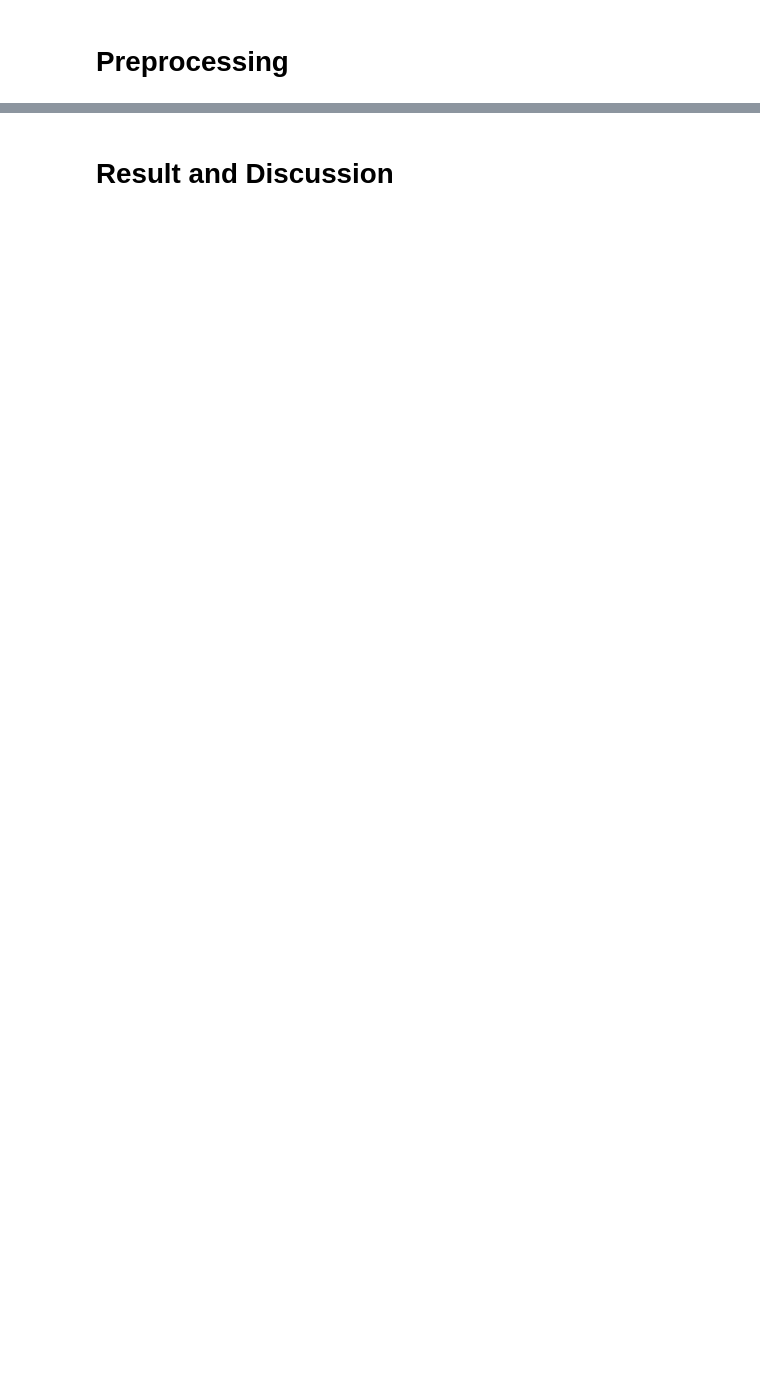
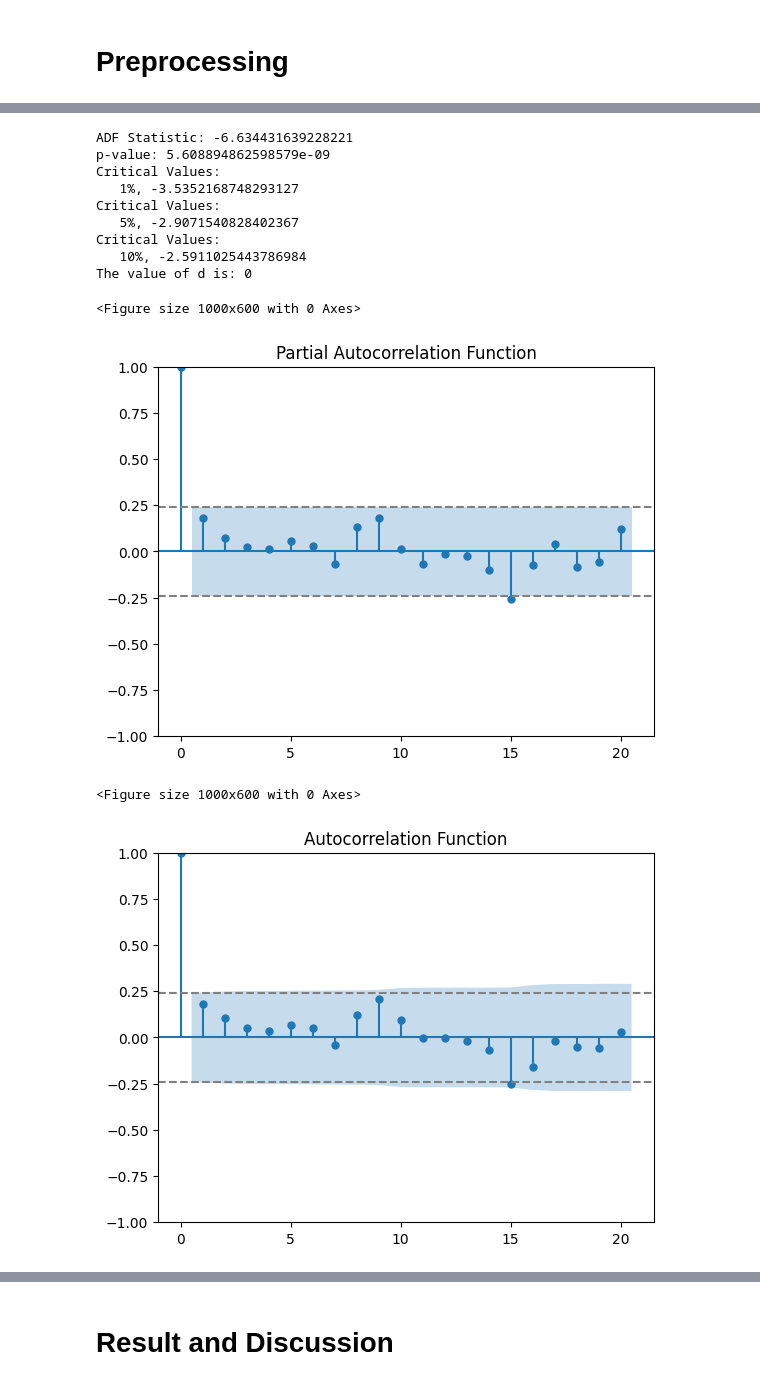
Before and after one commit to slidingsoul/bda_final, a Jupyter notebook: bda_final_notebook.ipynb, the cells around one changed output, grey strips where cells are left out. Drawn from its saved outputs; the diff is of its cells as text; code cells hidden in the pictures; blank space fills up the shorter version.

```diff
--- a/bda_final_notebook.ipynb
+++ b/bda_final_notebook.ipynb
@@ -400,0 +348,55 @@ tanggal
+# %%
+# Sel ini mengimpor library untuk melakukan test ADF, plot ACF, dan plot PACF untuk menemukan
+# parameter p, d, dan q untuk saos lombok
+import numpy as np
+from statsmodels.tsa.stattools import adfuller
+from statsmodels.graphics.tsaplots import plot_acf, plot_pacf
+
+ts1 = combined_indexed_df['lombok_terjual']
+
+def adf_test(series):
+    result = adfuller(series)
+    print('ADF Statistic:', result[0])
+    print('p-value:', result[1])
+    for key, value in result[4].items():
+        print('Critical Values:')
+        print(f'   {key}, {value}')
+    return result[1]
+
+p_value = adf_test(ts1)
+
+d = 0
+while p_value > 0.05:
+    d += 1
+    ts1 = ts1.diff().dropna()
+    p_value = adf_test(ts1)
+
+print(f'The value of d is: {d}')
+
+plt.figure(figsize=(10, 6))
+plot_pacf(ts1, lags=20)
+plt.axhline(y=1.96/np.sqrt(len(ts1)), linestyle='--', color='gray')
+plt.axhline(y=-1.96/np.sqrt(len(ts1)), linestyle='--', color='gray')
+plt.title('Partial Autocorrelation Function')
+plt.show()
+
+plt.figure(figsize=(10, 6))
+plot_acf(ts1, lags=20)
+plt.axhline(y=1.96/np.sqrt(len(ts1)), linestyle='--', color='gray')
+plt.axhline(y=-1.96/np.sqrt(len(ts1)), linestyle='--', color='gray')
+plt.title('Autocorrelation Function')
+plt.show()
+# %% [output]
+ADF Statistic: -6.634431639228221
+p-value: 5.608894862598579e-09
+Critical Values:
+   1%, -3.5352168748293127
+Critical Values:
+   5%, -2.9071540828402367
+Critical Values:
+   10%, -2.5911025443786984
+The value of d is: 0
+<Figure size 1000x600 with 0 Axes>
+[figure, added]
+<Figure size 1000x600 with 0 Axes>
+[figure, added]
```
Also changed, not shown: parts of 64 cells of this notebook, 1 other file.
